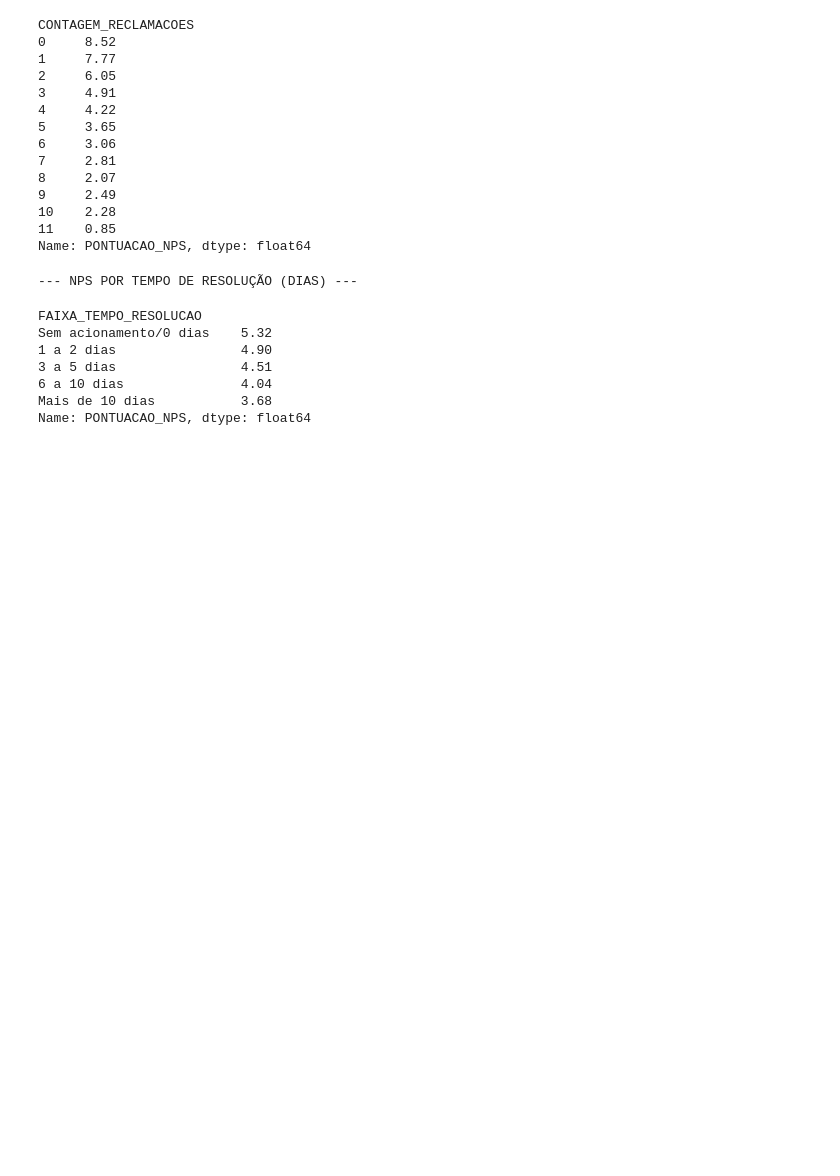
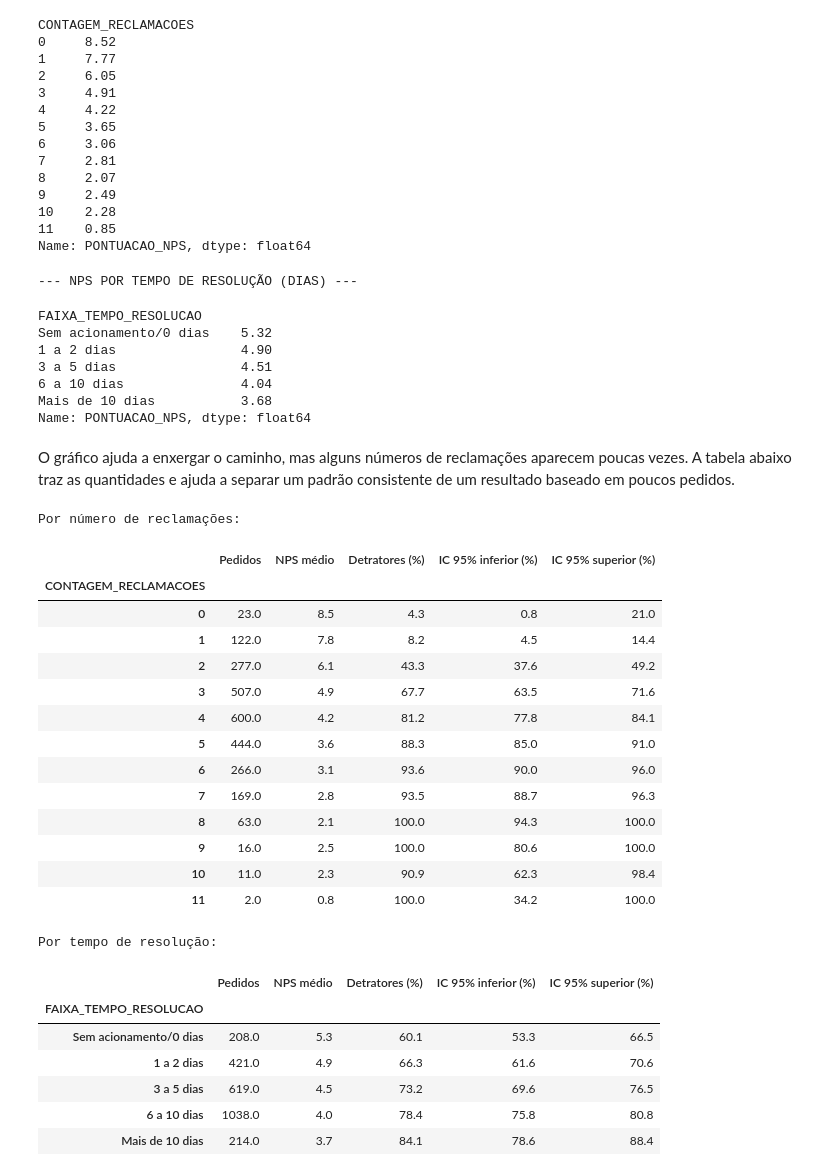
Before and after one commit to Caetanodassis/tech-challenge-fase1-nps-preditivo, a Jupyter notebook: notebooks/01_eda_negocio.ipynb, the cells around one changed output. Cells and saved outputs as stored; diff of their text form; code cells hidden in the pictures; blank space fills up the shorter version.

```diff
--- a/notebooks/01_eda_negocio.ipynb
+++ b/notebooks/01_eda_negocio.ipynb
@@ -350,0 +461,18 @@ Name: PONTUACAO_NPS, dtype: float64
+# %%
+def intervalo_wilson(sucessos, total):
+    if total == 0:
+        return float('nan'), float('nan')
+    z = 1.96
+    proporcao = sucessos / total
+    denominador = 1 + z**2 / total
+    centro = (proporcao + z**2 / (2 * total)) / denominador
+    margem = z * (proporcao * (1 - proporcao) / total + z**2 / (4 * total**2)) ** 0.5 / denominador
+    return centro - margem, centro + margem
+
+resumo_atraso = df_colunas_renomeadas.groupby('ATRASO_ENTREGA_DIAS')['PONTUACAO_NPS'].agg(Pedidos='size', NPS_medio='mean')
+grupo_atraso = df_colunas_renomeadas.groupby('ATRASO_ENTREGA_DIAS')['PONTUACAO_NPS']
+resumo_atraso['Detratores (%)'] = grupo_atraso.apply(lambda notas: (notas <= 6).mean() * 100)
+intervalos = grupo_atraso.apply(lambda notas: intervalo_wilson((notas <= 6).sum(), len(notas)))
+resumo_atraso['IC 95% inferior (%)'] = intervalos.apply(lambda par: par[0] * 100)
+resumo_atraso['IC 95% superior (%)'] = intervalos.apply(lambda par: par[1] * 100)
+display(resumo_atraso.round(1))
@@ -558,3 +750,54 @@ Sem acionamento/0 dias    5.32
 6 a 10 dias               4.04
 Mais de 10 dias           3.68
 Name: PONTUACAO_NPS, dtype: float64
+# %% [markdown]
+O gráfico ajuda a enxergar o caminho, mas alguns números de reclamações aparecem poucas vezes. A tabela abaixo traz as quantidades e ajuda a separar um padrão consistente de um resultado baseado em poucos pedidos.
+# %%
+def resumir_faixa_atendimento(grupo):
+    total = len(grupo)
+    detratores = int((grupo['PONTUACAO_NPS'] <= 6).sum())
+    limite_inferior, limite_superior = intervalo_wilson(detratores, total)
+    return pd.Series({
+        'Pedidos': total,
+        'NPS médio': grupo['PONTUACAO_NPS'].mean(),
+        'Detratores (%)': detratores / total * 100,
+        'IC 95% inferior (%)': limite_inferior * 100,
+        'IC 95% superior (%)': limite_superior * 100,
+    })
+
+print('Por número de reclamações:')
+display(
+    df_colunas_renomeadas.groupby('CONTAGEM_RECLAMACOES', observed=True)
+    .apply(resumir_faixa_atendimento)
+    .round(1)
+)
+print('Por tempo de resolução:')
+display(
+    df_colunas_renomeadas.groupby('FAIXA_TEMPO_RESOLUCAO', observed=True)
+    .apply(resumir_faixa_atendimento)
+    .round(1)
+)
+# %% [output]
+Por número de reclamações:
+|  | Pedidos | NPS médio | Detratores (%) | IC 95% inferior (%) | IC 95% superior (%) |
+| CONTAGEM_RECLAMACOES |  |  |  |  |  |
+| 0 | 23.0 | 8.5 | 4.3 | 0.8 | 21.0 |
+| 1 | 122.0 | 7.8 | 8.2 | 4.5 | 14.4 |
+| 2 | 277.0 | 6.1 | 43.3 | 37.6 | 49.2 |
+| 3 | 507.0 | 4.9 | 67.7 | 63.5 | 71.6 |
+| 4 | 600.0 | 4.2 | 81.2 | 77.8 | 84.1 |
+| 5 | 444.0 | 3.6 | 88.3 | 85.0 | 91.0 |
+| 6 | 266.0 | 3.1 | 93.6 | 90.0 | 96.0 |
+| 7 | 169.0 | 2.8 | 93.5 | 88.7 | 96.3 |
+| 8 | 63.0 | 2.1 | 100.0 | 94.3 | 100.0 |
+| 9 | 16.0 | 2.5 | 100.0 | 80.6 | 100.0 |
+| 10 | 11.0 | 2.3 | 90.9 | 62.3 | 98.4 |
+| 11 | 2.0 | 0.8 | 100.0 | 34.2 | 100.0 |
+Por tempo de resolução:
+|  | Pedidos | NPS médio | Detratores (%) | IC 95% inferior (%) | IC 95% superior (%) |
+| FAIXA_TEMPO_RESOLUCAO |  |  |  |  |  |
+| Sem acionamento/0 dias | 208.0 | 5.3 | 60.1 | 53.3 | 66.5 |
+| 1 a 2 dias | 421.0 | 4.9 | 66.3 | 61.6 | 70.6 |
+| 3 a 5 dias | 619.0 | 4.5 | 73.2 | 69.6 | 76.5 |
+| 6 a 10 dias | 1038.0 | 4.0 | 78.4 | 75.8 | 80.8 |
+| Mais de 10 dias | 214.0 | 3.7 | 84.1 | 78.6 | 88.4 |
```
Also changed, not shown: parts of 19 cells of this notebook, 4 other files.
